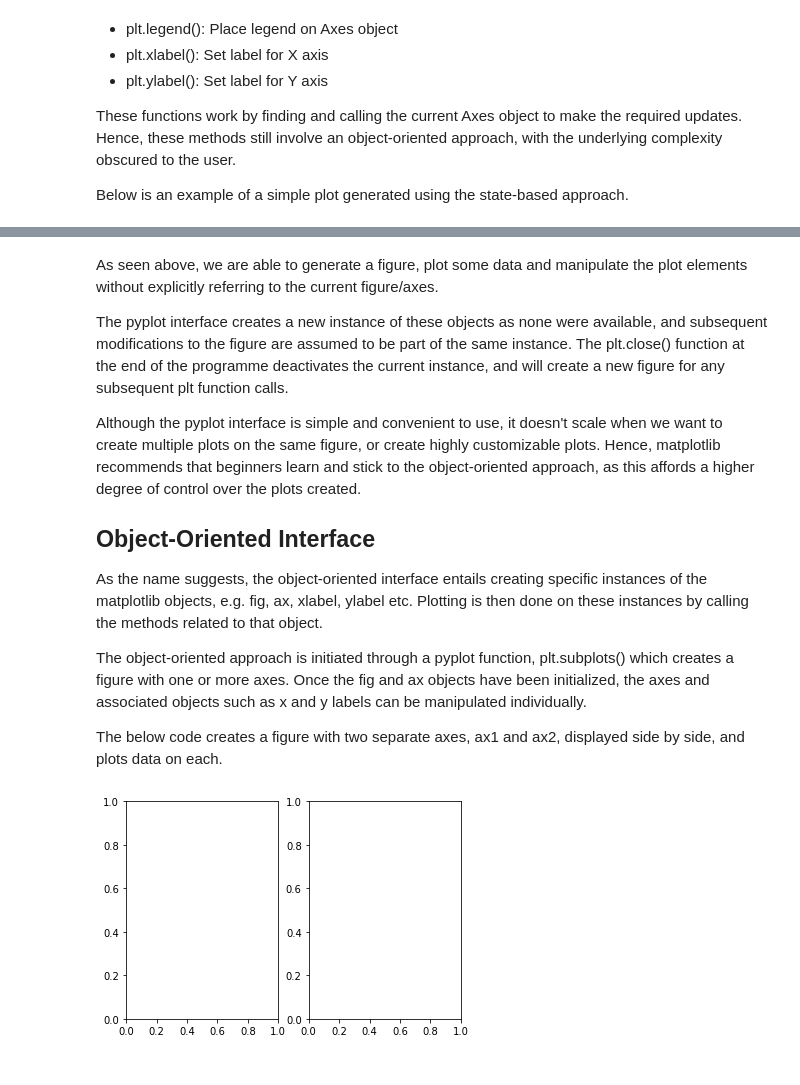
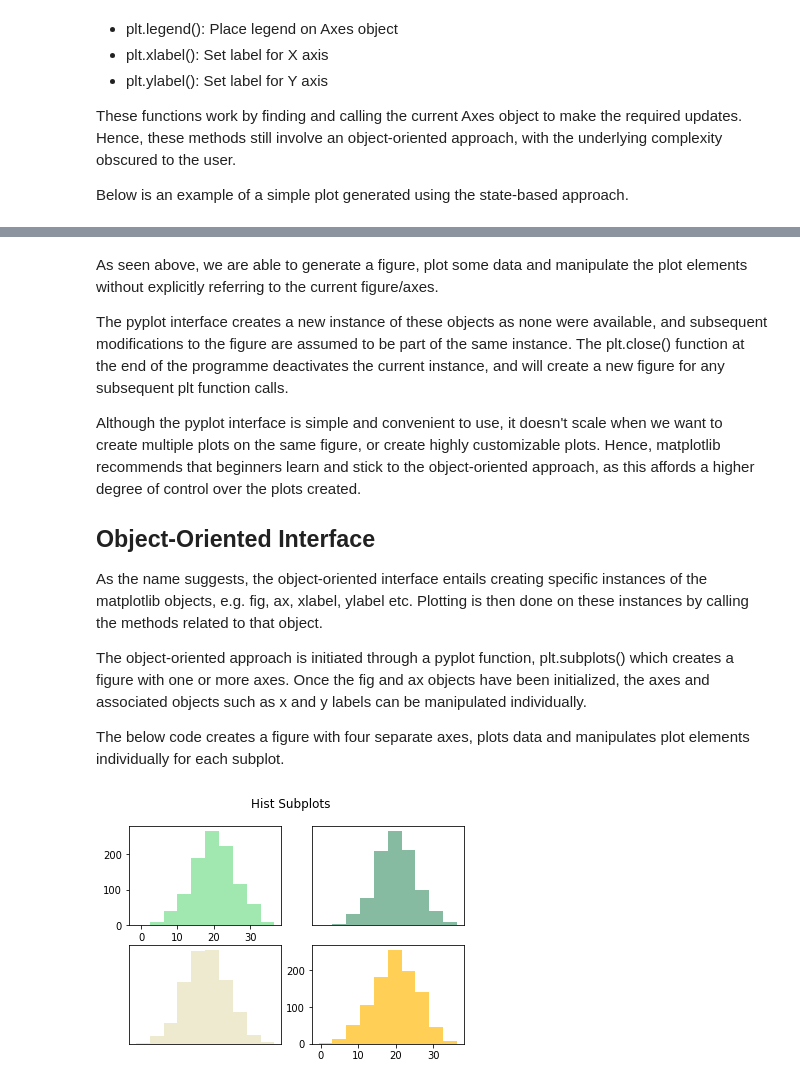
Before and after one commit to katemcg93/Fundamentals-of-Data-Analysis-21-Assessment, a Jupyter notebook: pyplot.ipynb, the cells around one changed output, grey strips where cells are left out. Drawn from its saved outputs; the diff is of its cells as text; code cells hidden in the pictures.

Commit message:
stack plot

```diff
--- a/pyplot.ipynb
+++ b/pyplot.ipynb
@@ -134,20 +136,48 @@ As the name suggests, the  object-oriented interface entails creating specific i
 
 The object-oriented approach is initiated through a pyplot function, plt.subplots() which creates a figure with one or more axes. Once the fig and ax objects have been initialized, the axes and associated objects such as x and y labels can be manipulated individually.
 
-The below code creates a figure with two separate axes, ax1 and ax2, displayed side by side, and plots data on each.
+The below code creates a figure with four separate axes, plots data and manipulates plot elements individually for each subplot.
 # %%
 import matplotlib.pyplot as plt
 import numpy as np
 from numpy import random
 
+#Setting seed so output will be constant
 np.random.seed(1234)
 
-norm1 = np.random.normal(20,6,100)
-norm2 = np.random.normal(20,6,100)
+#Generating data to plot
+norm1 = np.random.normal(20,6,1000)
+norm2 = np.random.normal(20,6,1000)
+norm3 = np.random.normal(20,6,1000)
+norm4 = np.random.normal(20,6,1000)
 
-fig, (ax1, ax2) = plt.subplots(2,1)
-ax1.hist(norm1, bins = 10)
+#Setting up fig and ax objects - 2 rows and two columns for 4 axes
+fig, ((ax1, ax2), (ax3, ax4)) = plt.subplots(2,2)
+
+#This is one of the cases where pyplot is used in the object oriented approach -
+#calling a global title for all subplots rather than setting them individually
+plt.suptitle("Hist Subplots")
+
+#Plotting each of the four datasets on their own ax and setting individual hist colours
+
+ax1.hist(norm1, bins = 10, color = '#A0E8AF')
+ax2.hist(norm2, bins = 10, color = '#86BAA1')
+ax3.hist(norm3, bins = 10, color = '#EDEAD0')
+ax4.hist(norm4, bins = 10, color = '#FFCF56')
+
+#Hiding X and Y ticks and ticklabels on plots 2 and 3 to make the image less cluttered.
+ax2.set_yticks([])
+ax3.set_yticks([])
+
+ax2.set_yticklabels([])
+ax3.set_yticklabels([])
+
+ax2.set_xticks([])
+ax3.set_xticks([])
+
+ax2.set_xticklabels([])
+ax3.set_xticklabels([])
 
 plt.show()
 # %% [output]
-[figure, old version]
+[figure, new version]
```
Also changed, not shown: parts of 2 cells of this notebook, 4 other files.
